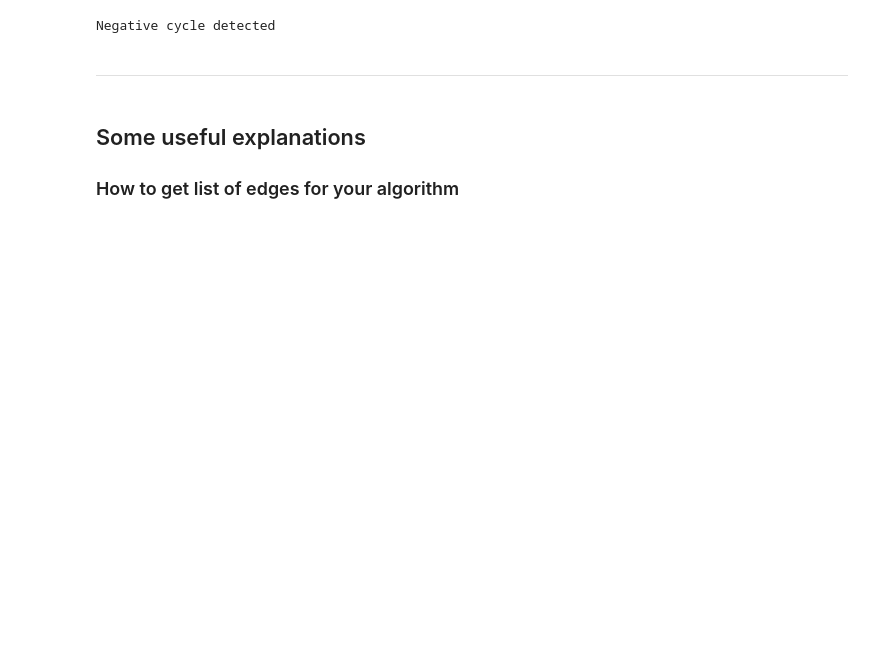
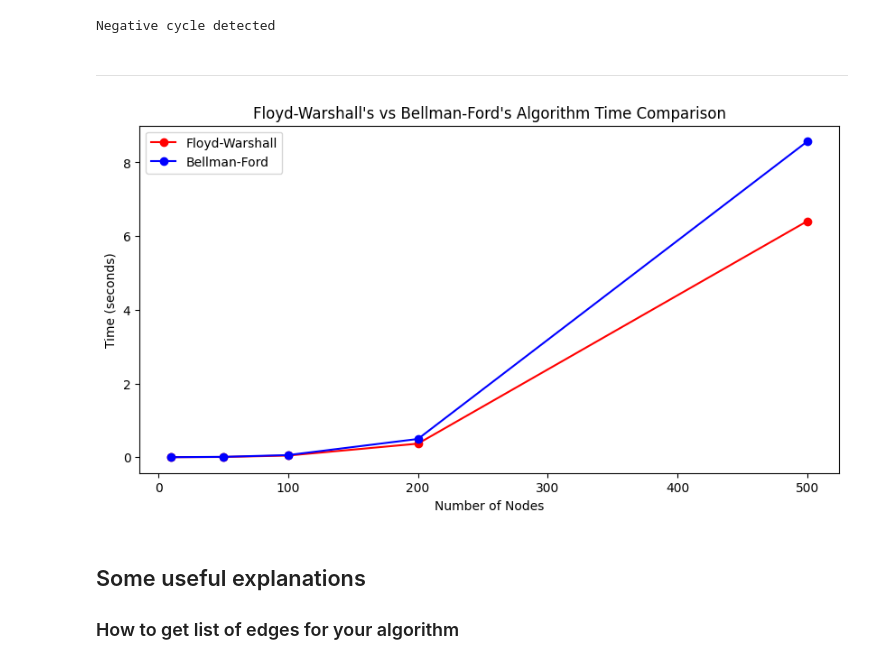
Before and after one commit to ArseniiStratiuk/Decision-Tree-Classifier-Lab, a Jupyter notebook: Lab1_trees.ipynb, the cells around one changed output. Cells and saved outputs as stored; diff of their text form; code cells hidden in the pictures; blank space fills up the shorter version.

```diff
--- a/Lab1_trees.ipynb
+++ b/Lab1_trees.ipynb
@@ -410,6 +499,54 @@ except:
 Negative cycle detected
 # %% [markdown]
 ---
+# %%
+def calculate_time(func, num_of_nodes, completeness, directed=False, draw=False):
+    """
+    Функція для вимірювання часу виконання алгоритму.
+    """
+    graph = gnp_random_connected_graph(num_of_nodes, completeness, directed, draw)
+
+
+    if func == floyd_warshall:
+        graph = nx.to_numpy_array(graph, weight='weight').tolist()
+
+    start_time = time.time()
+
+
+    if func == floyd_warshall:
+        func(graph)
+    else:
+        func(graph, 0)
+
+    return time.time() - start_time
+
+sizes = [10, 50, 100, 200, 500]
+completeness = 0.5
+directed = True
+
+floyd_warshall_data = []
+bellman_ford_data = []
+
+
+for size in sizes:
+    floyd_warshall_time = calculate_time(floyd_warshall, size, completeness, directed)
+    bellman_ford_time = calculate_time(bellman_ford, size, completeness, directed)
+
+    floyd_warshall_data.append(floyd_warshall_time)
+    bellman_ford_data.append(bellman_ford_time)
+
+
+plt.figure(figsize=(10, 5))
+plt.plot(sizes, floyd_warshall_data, label="Floyd-Warshall", color="red", marker='o')
+plt.plot(sizes, bellman_ford_data, label="Bellman-Ford", color="blue", marker='o')
+
+plt.title("Floyd-Warshall's vs Bellman-Ford's Algorithm Time Comparison")
+plt.xlabel("Number of Nodes")
+plt.ylabel("Time (seconds)")
+plt.legend()
+plt.show()
+# %% [output]
+[figure, added]
 # %% [markdown]
 ## Some useful explanations
 ### How to get list of edges for your algorithm
```
Also changed, not shown: parts of 33 cells of this notebook.
